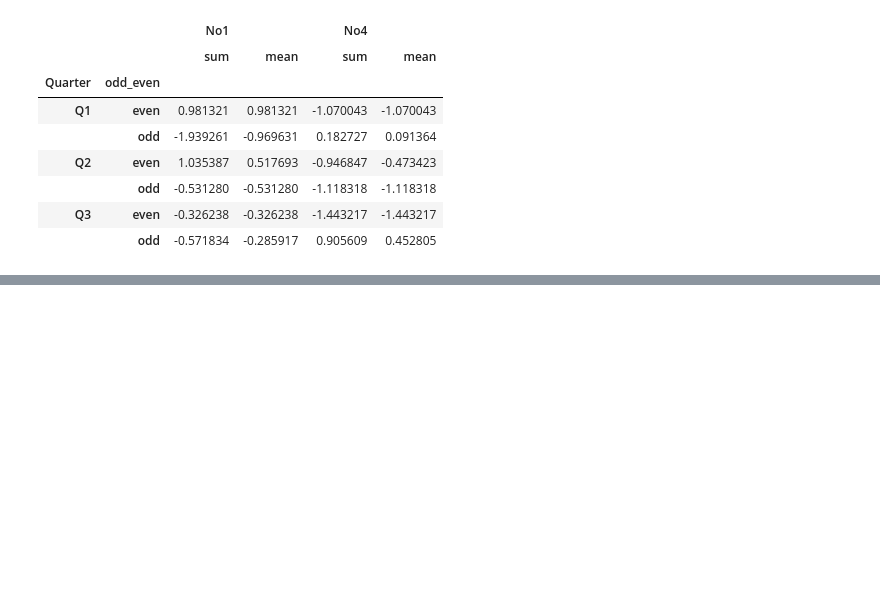
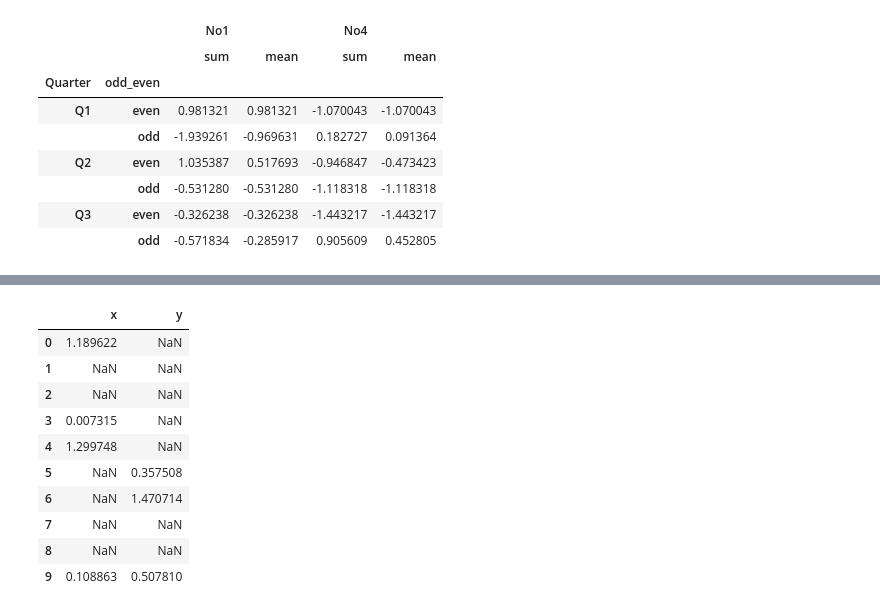
Before and after one commit to duxingru0206-ui/Python-for-Finance, a Jupyter notebook: Chapter_Code_Practice/Pandas.ipynb, the cells around one changed output, grey strips where cells are left out. Drawn from its saved outputs; the diff is of its cells as text; code cells hidden in the pictures; blank space fills up the shorter version.

```diff
--- a/Chapter_Code_Practice/Pandas.ipynb
+++ b/Chapter_Code_Practice/Pandas.ipynb
@@ -490,0 +611,14 @@ groups[['No1','No4']].aggregate([sum,np.mean])
+# %%
+df[df>0]
+# %% [output]
+|  | x | y |
+| 0 | 1.189622 | NaN |
+| 1 | NaN | NaN |
+| 2 | NaN | NaN |
+| 3 | 0.007315 | NaN |
+| 4 | 1.299748 | NaN |
+| 5 | NaN | 0.357508 |
+| 6 | NaN | 1.470714 |
+| 7 | NaN | NaN |
+| 8 | NaN | NaN |
+| 9 | 0.108863 | 0.507810 |
```
Also changed, not shown: parts of 11 cells of this notebook.
